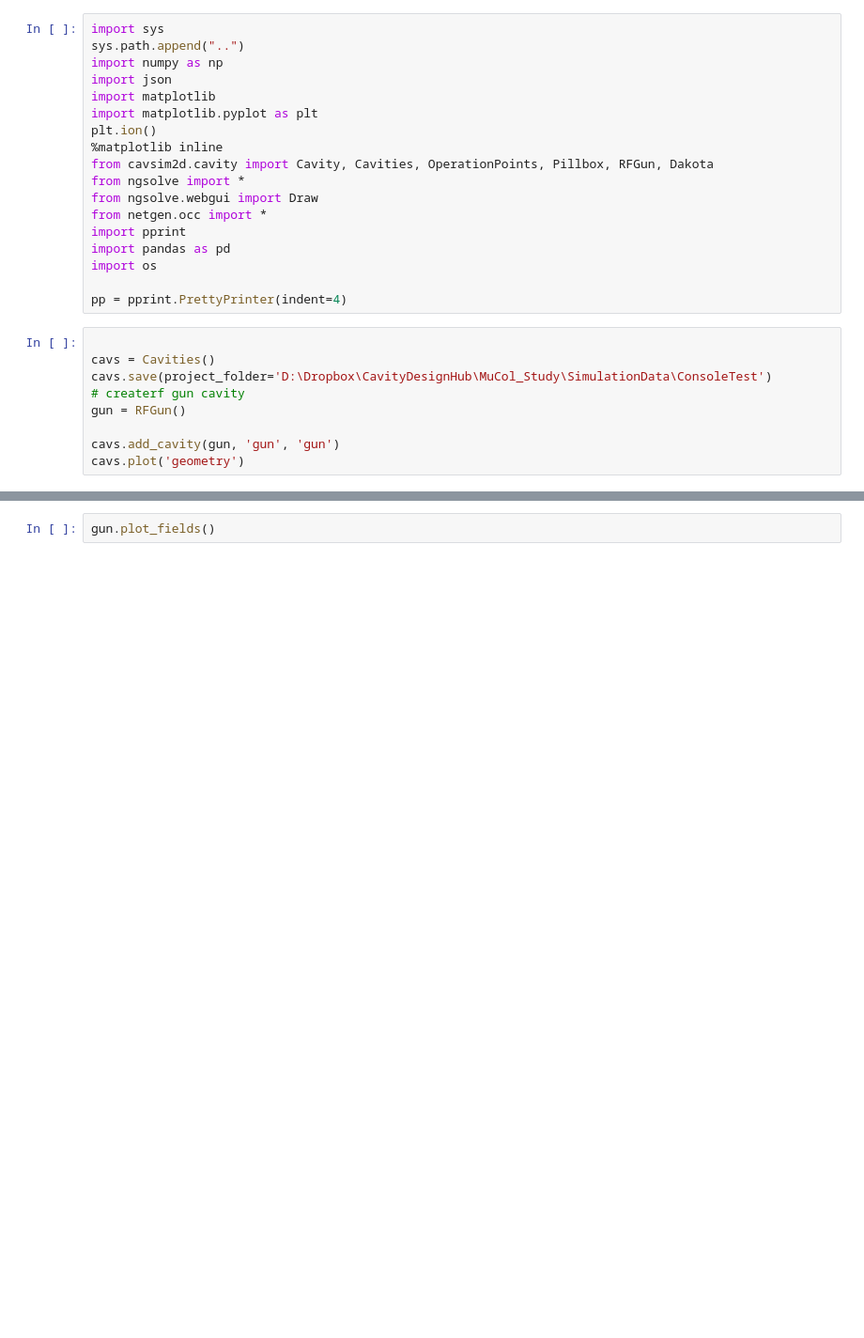
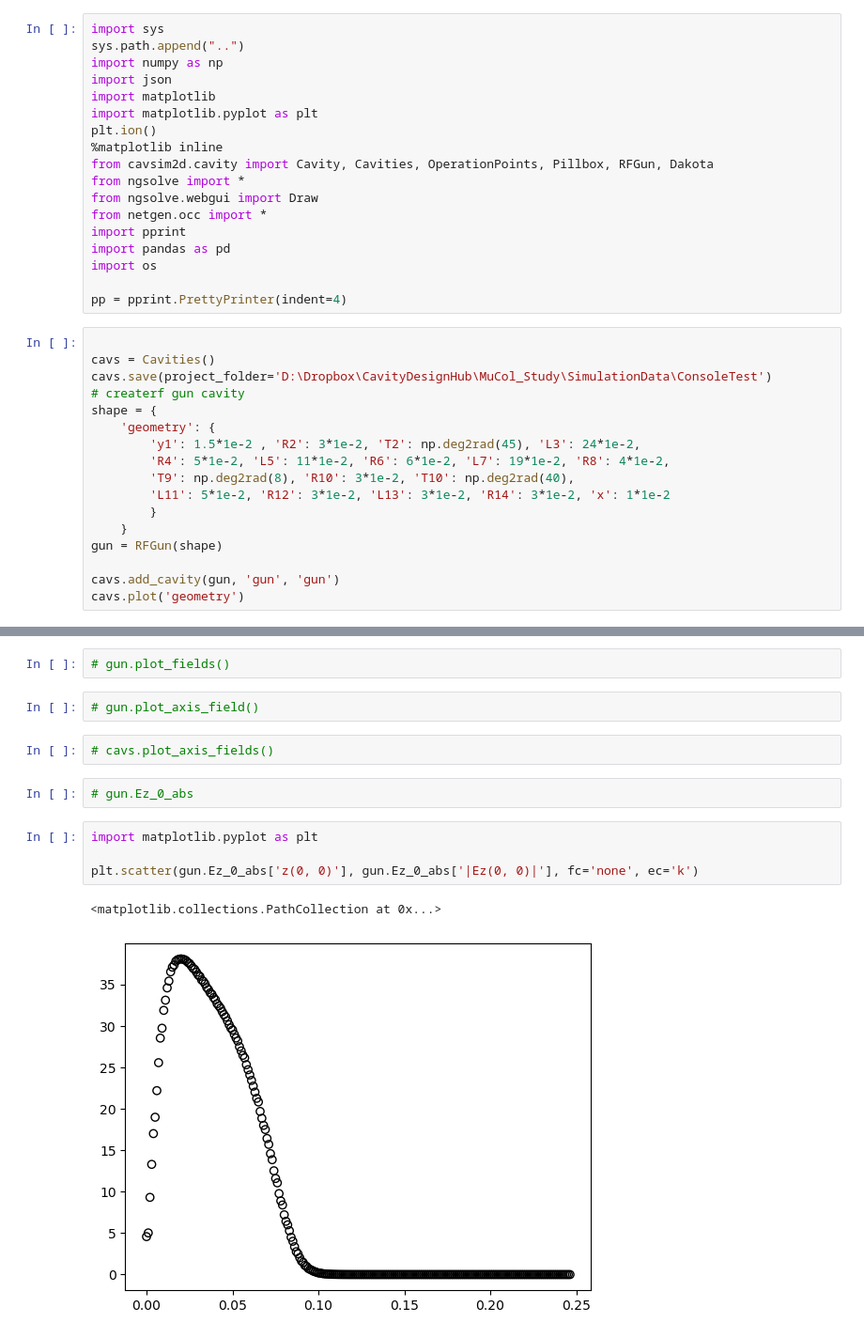
Before and after one commit to Dark-Elektron/cavsim2d, a Jupyter notebook: notebooks/rf_gun.ipynb, the cells around one changed output, grey strips where cells are left out. Shown at 94% size. Drawn from its saved outputs; the diff is of its cells as text; blank space fills up the shorter version.

Commit message:
Added new functions to QuickTools, ability to specify boundary conditions in geometry files, basic simulations with VHF gun.

```diff
--- a/notebooks/rf_gun.ipynb
+++ b/notebooks/rf_gun.ipynb
@@ -21,7 +21,15 @@ pp = pprint.PrettyPrinter(indent=4)
 cavs = Cavities()
 cavs.save(project_folder='D:\Dropbox\CavityDesignHub\MuCol_Study\SimulationData\ConsoleTest')
 # createrf gun cavity
-gun = RFGun()
+shape = {
+    'geometry': {
+        'y1': 1.5*1e-2 , 'R2': 3*1e-2, 'T2': np.deg2rad(45), 'L3': 24*1e-2,
+        'R4': 5*1e-2, 'L5': 11*1e-2, 'R6': 6*1e-2, 'L7': 19*1e-2, 'R8': 4*1e-2,
+        'T9': np.deg2rad(8), 'R10': 3*1e-2, 'T10': np.deg2rad(40),
+        'L11': 5*1e-2, 'R12': 3*1e-2, 'L13': 3*1e-2, 'R14': 3*1e-2, 'x': 1*1e-2
+        }
+    }
+gun = RFGun(shape)
 
 cavs.add_cavity(gun, 'gun', 'gun')
 cavs.plot('geometry')
@@ -38,2 +61,15 @@ AssertionError: None
 # %%
-gun.plot_fields()
+# gun.plot_fields()
+# %%
+# gun.plot_axis_field()
+# %%
+# cavs.plot_axis_fields()
+# %%
+# gun.Ez_0_abs
+# %%
+import matplotlib.pyplot as plt
+
+plt.scatter(gun.Ez_0_abs['z(0, 0)'], gun.Ez_0_abs['|Ez(0, 0)|'], fc='none', ec='k')
+# %% [output]
+<matplotlib.collections.PathCollection at 0x...>
+[figure, added]
```
Also changed, not shown: parts of 3 cells of this notebook, 3 other files.
